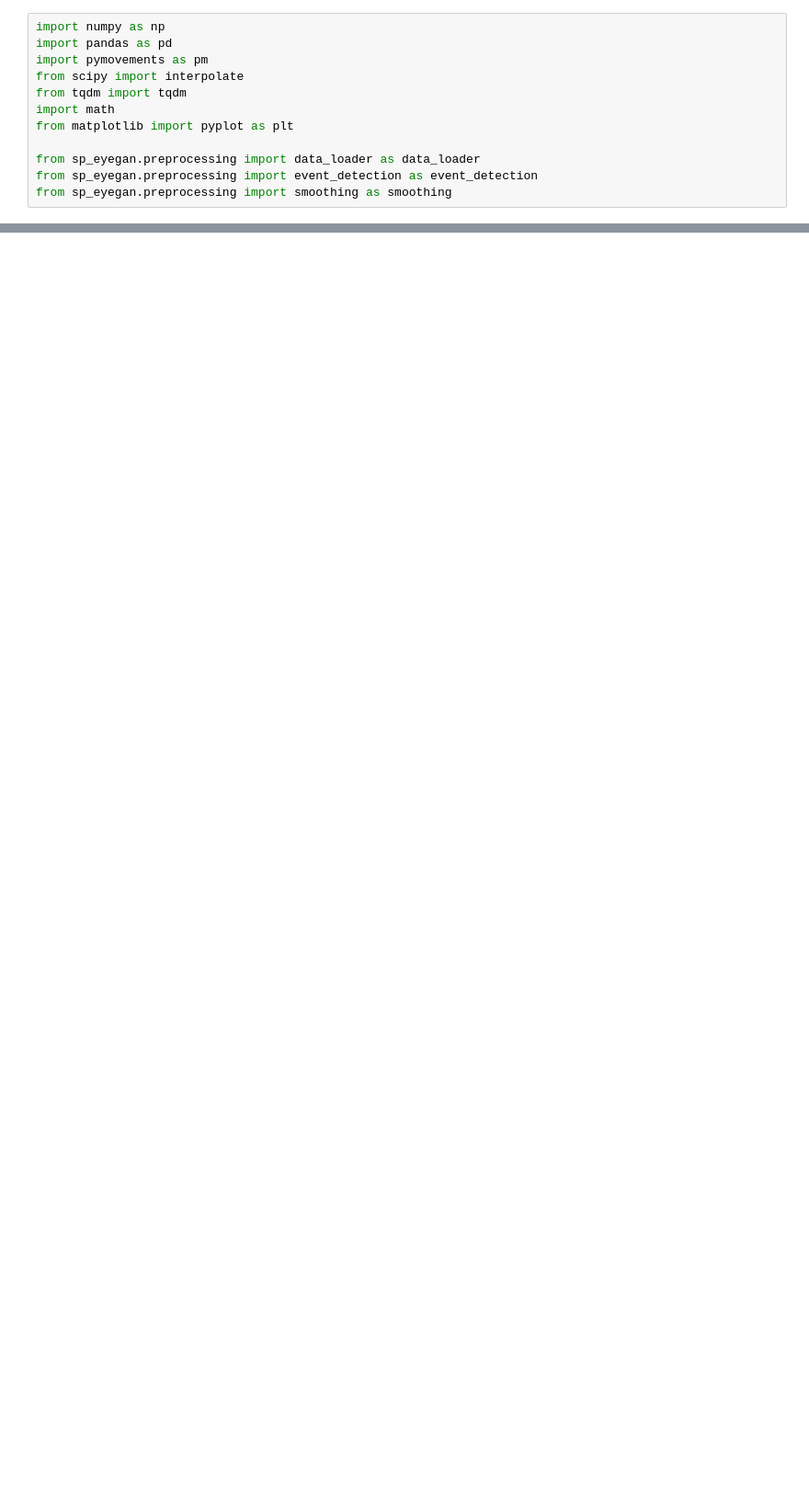
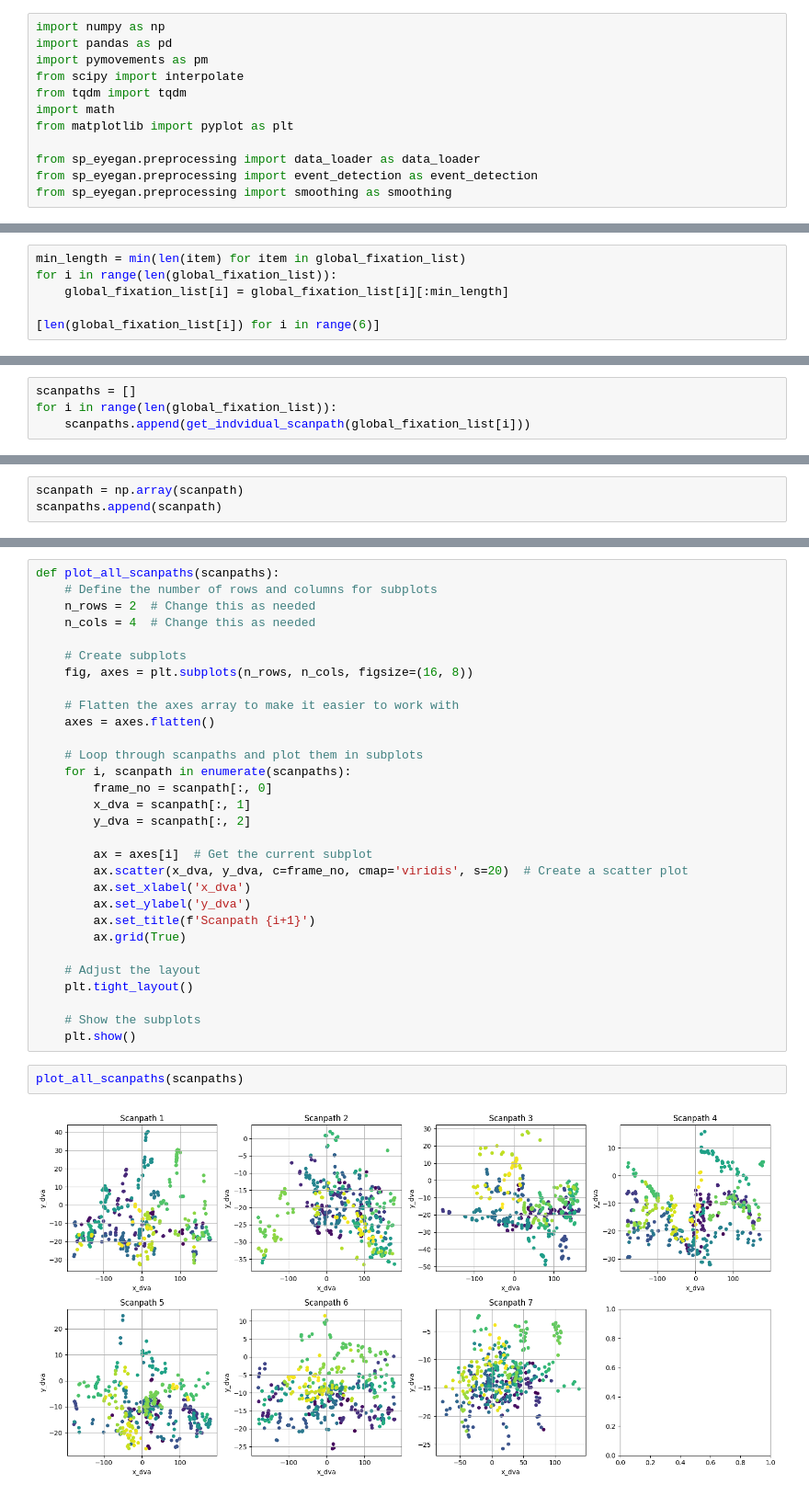
Before and after one commit to rghv96/sp-eyegan, a Jupyter notebook: notebooks/test3.ipynb, the cells around one changed output, grey strips where cells are left out. Shown at 92% size. Cells and saved outputs as stored; diff of their text form; blank space fills up the shorter version.

```diff
--- a/notebooks/test3.ipynb
+++ b/notebooks/test3.ipynb
@@ -184,0 +217,6 @@ int(np.floor((1000 / 1000.) * 100))
+# %%
+min_length = min(len(item) for item in global_fixation_list)
+for i in range(len(global_fixation_list)):
+    global_fixation_list[i] = global_fixation_list[i][:min_length]
+
+[len(global_fixation_list[i]) for i in range(6)]
@@ -184,0 +245,4 @@ int(np.floor((1000 / 1000.) * 100))
+# %%
+scanpaths = []
+for i in range(len(global_fixation_list)):
+    scanpaths.append(get_indvidual_scanpath(global_fixation_list[i]))
@@ -184,0 +267,3 @@ int(np.floor((1000 / 1000.) * 100))
+# %%
+scanpath = np.array(scanpath)
+scanpaths.append(scanpath)
@@ -184,0 +316,34 @@ int(np.floor((1000 / 1000.) * 100))
+# %%
+def plot_all_scanpaths(scanpaths):
+    # Define the number of rows and columns for subplots
+    n_rows = 2  # Change this as needed
+    n_cols = 4  # Change this as needed
+
+    # Create subplots
+    fig, axes = plt.subplots(n_rows, n_cols, figsize=(16, 8))
+
+    # Flatten the axes array to make it easier to work with
+    axes = axes.flatten()
+
+    # Loop through scanpaths and plot them in subplots
+    for i, scanpath in enumerate(scanpaths):
+        frame_no = scanpath[:, 0]
+        x_dva = scanpath[:, 1]
+        y_dva = scanpath[:, 2]
+
+        ax = axes[i]  # Get the current subplot
+        ax.scatter(x_dva, y_dva, c=frame_no, cmap='viridis', s=20)  # Create a scatter plot
+        ax.set_xlabel('x_dva')
+        ax.set_ylabel('y_dva')
+        ax.set_title(f'Scanpath {i+1}')
+        ax.grid(True)
+
+    # Adjust the layout
+    plt.tight_layout()
+
+    # Show the subplots
+    plt.show()
+# %%
+plot_all_scanpaths(scanpaths)
+# %% [output]
+[figure, added]
```
Also changed, not shown: parts of 27 cells of this notebook, 10 other files.
